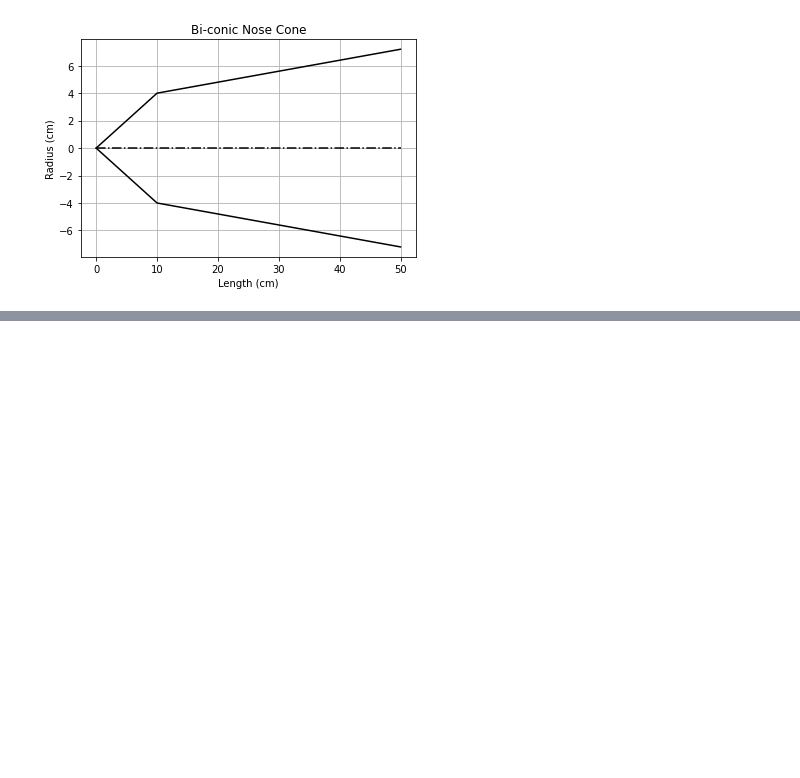
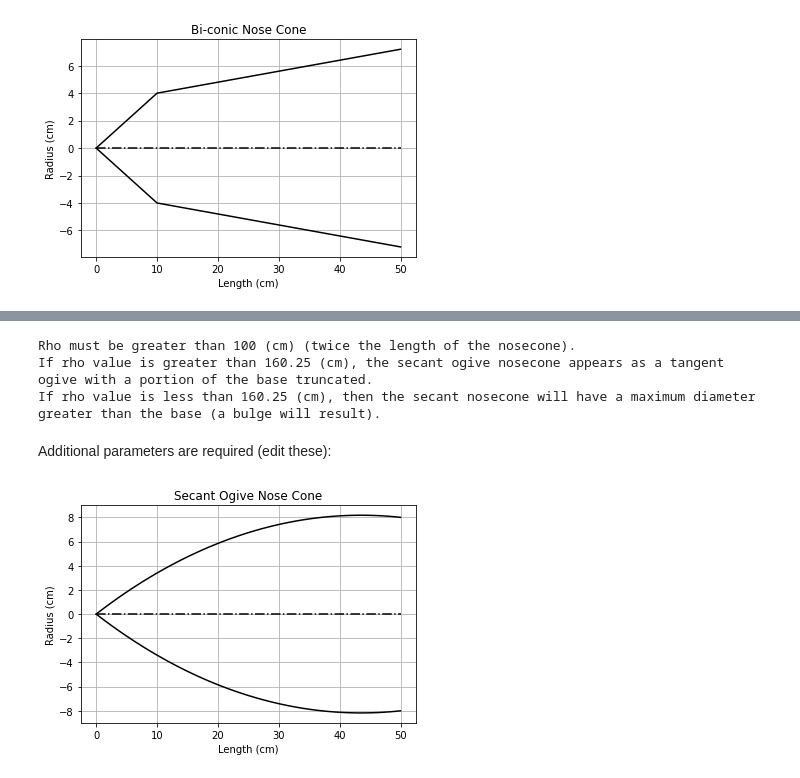
Before and after one commit to jacobhall03/RocketNoseCone, a Jupyter notebook: AdvancedNoseConeDesigns.ipynb, the cells around one changed output, grey strips where cells are left out. Saved outputs shown, nothing was run; the diff lists cells and outputs as text; code cells hidden in the pictures; blank space fills up the shorter version.

```diff
--- a/AdvancedNoseConeDesigns.ipynb
+++ b/AdvancedNoseConeDesigns.ipynb
@@ -64,0 +116,25 @@ plt.show()
+# %%
+print(f'Rho must be greater than {2 * length} ({units}) (twice the length of the nosecone).')
+print(f'If rho value is greater than {nosecone.ogive_radius(radius, length)} ({units}), the secant ogive nosecone appears as a tangent ogive with a portion of the base truncated.')
+print(f'If rho value is less than {nosecone.ogive_radius(radius, length)} ({units}), then the secant nosecone will have a maximum diameter greater than the base (a bulge will result).')
+# %% [output]
+Rho must be greater than 100 (cm) (twice the length of the nosecone).
+If rho value is greater than 160.25 (cm), the secant ogive nosecone appears as a tangent ogive with a portion of the base truncated.
+If rho value is less than 160.25 (cm), then the secant nosecone will have a maximum diameter greater than the base (a bulge will result).
+# %% [markdown]
+Additional parameters are required (edit these):
+# %%
+rho = 120 #ogive radius
+# %%
+y_top = [nosecone.secant_ogive_shape(x, radius, length, rho) for x in x]
+y_bot = [-1 * y for y in y_top]
+plt.plot(x, y_top, 'k')
+plt.plot(x, y_bot, 'k')
+plt.plot(x, cl, 'k-.')
+plt.grid()
+plt.title("Secant Ogive Nose Cone")
+plt.xlabel("Length ({})".format(units))
+plt.ylabel("Radius ({})".format(units))
+plt.show()
+# %% [output]
+[figure, added]
```
Also changed, not shown: parts of 9 cells of this notebook, 3 other files.
